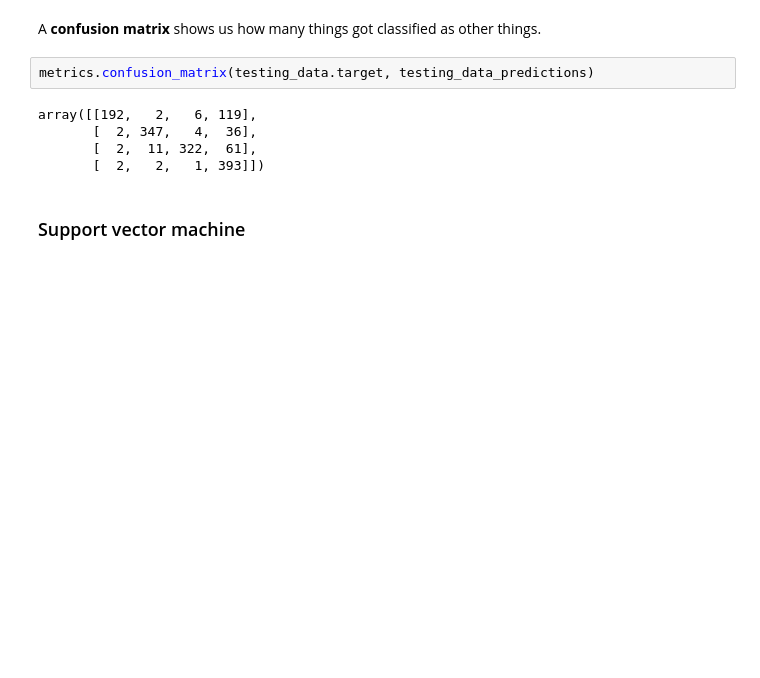
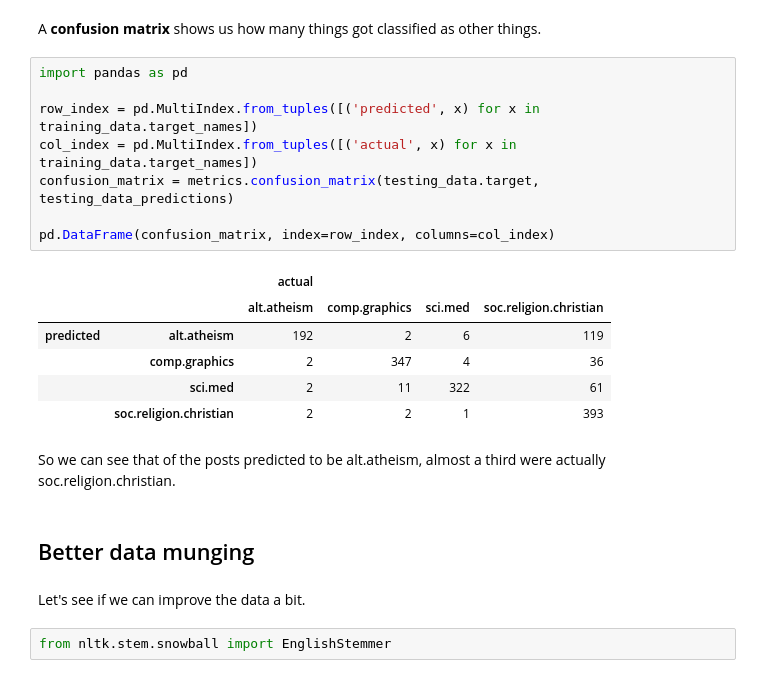
Before and after one commit to cds-snc/rac-data-exploration, a Jupyter notebook: notebooks/text tutorial.ipynb, the cells around one changed output. Cells and saved outputs as stored; diff of their text form; blank space fills up the shorter version.

```diff
--- a/notebooks/text tutorial.ipynb
+++ b/notebooks/text tutorial.ipynb
@@ -280,12 +327,26 @@ On the other hand, the recall is 0.6, which means that when we say a post in fro
 Note that soc.religion.christianity has the opposite problem. It would appear that we are classifying too many religion-related posts as alt.atheism.
 # %% [markdown]
 A **confusion matrix** shows us how many things got classified as other things.
-# %%
-metrics.confusion_matrix(testing_data.target, testing_data_predictions)
-# %% [output]
-array([[192,   2,   6, 119],
-       [  2, 347,   4,  36],
-       [  2,  11, 322,  61],
-       [  2,   2,   1, 393]])
-# %% [markdown]
-###  Support vector machine
+# %%
+import pandas as pd
+
+row_index = pd.MultiIndex.from_tuples([('predicted', x) for x in training_data.target_names])
+col_index = pd.MultiIndex.from_tuples([('actual', x) for x in training_data.target_names])
+confusion_matrix = metrics.confusion_matrix(testing_data.target, testing_data_predictions)
+
+pd.DataFrame(confusion_matrix, index=row_index, columns=col_index)
+# %% [output]
+|  |  | actual |  |  |  |
+|  |  | alt.atheism | comp.graphics | sci.med | soc.religion.christian |
+| predicted | alt.atheism | 192 | 2 | 6 | 119 |
+|  | comp.graphics | 2 | 347 | 4 | 36 |
+|  | sci.med | 2 | 11 | 322 | 61 |
+|  | soc.religion.christian | 2 | 2 | 1 | 393 |
+# %% [markdown]
+So we can see that of the posts predicted to be alt.atheism, almost a third were actually soc.religion.christian.
+# %% [markdown]
+## Better data munging
+# %% [markdown]
+Let's see if we can improve the data a bit.
+# %%
+from nltk.stem.snowball import EnglishStemmer
```
Also changed, not shown: parts of 18 cells of this notebook, 4 other files.
